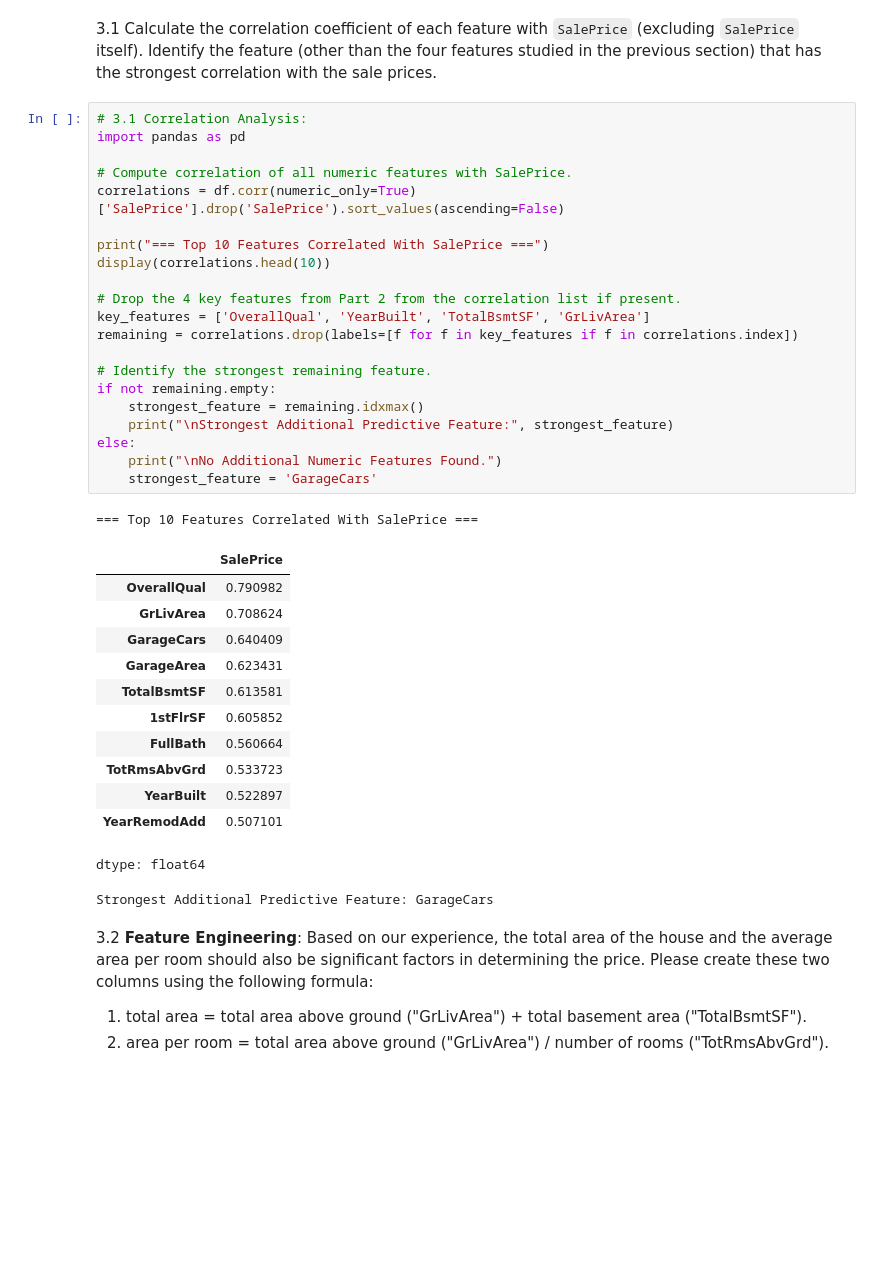
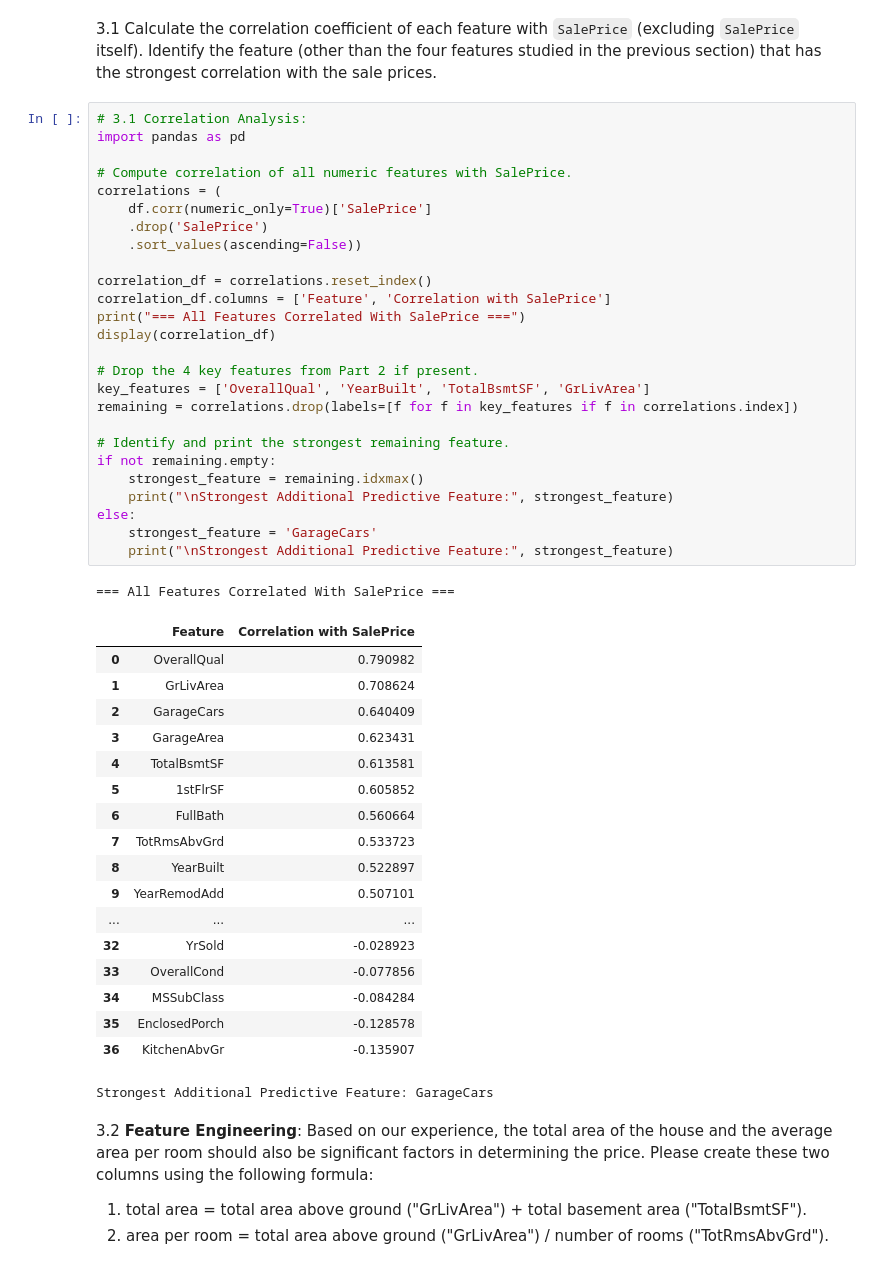
Before and after one commit to Chaotic-Legend/CMP-333-Codes, a Jupyter notebook: Midterm Project Part 1: Home Prices Analysis.ipynb, the cells around one changed output. Drawn from its saved outputs; the diff is of its cells as text; blank space fills up the shorter version.

```diff
--- a/Midterm Project Part 1: Home Prices Analysis.ipynb
+++ b/Midterm Project Part 1: Home Prices Analysis.ipynb
@@ -260,39 +264,49 @@ Let's find out if other features are helpful for the price prediction. Additiona
 # %%
 # 3.1 Correlation Analysis:
 import pandas as pd
 
 # Compute correlation of all numeric features with SalePrice.
-correlations = df.corr(numeric_only=True)['SalePrice'].drop('SalePrice').sort_values(ascending=False)
+correlations = (
+    df.corr(numeric_only=True)['SalePrice']
+    .drop('SalePrice')
+    .sort_values(ascending=False))
 
-print("=== Top 10 Features Correlated With SalePrice ===")
-display(correlations.head(10))
+correlation_df = correlations.reset_index()
+correlation_df.columns = ['Feature', 'Correlation with SalePrice']
+print("=== All Features Correlated With SalePrice ===")
+display(correlation_df)
 
-# Drop the 4 key features from Part 2 from the correlation list if present.
+# Drop the 4 key features from Part 2 if present.
 key_features = ['OverallQual', 'YearBuilt', 'TotalBsmtSF', 'GrLivArea']
 remaining = correlations.drop(labels=[f for f in key_features if f in correlations.index])
 
-# Identify the strongest remaining feature.
+# Identify and print the strongest remaining feature.
 if not remaining.empty:
     strongest_feature = remaining.idxmax()
     print("\nStrongest Additional Predictive Feature:", strongest_feature)
 else:
-    print("\nNo Additional Numeric Features Found.")
     strongest_feature = 'GarageCars'
+    print("\nStrongest Additional Predictive Feature:", strongest_feature)
 # %% [output]
-=== Top 10 Features Correlated With SalePrice ===
+=== All Features Correlated With SalePrice ===
-|  | SalePrice |
-| OverallQual | 0.790982 |
-| GrLivArea | 0.708624 |
-| GarageCars | 0.640409 |
-| GarageArea | 0.623431 |
-| TotalBsmtSF | 0.613581 |
-| 1stFlrSF | 0.605852 |
-| FullBath | 0.560664 |
-| TotRmsAbvGrd | 0.533723 |
-| YearBuilt | 0.522897 |
-| YearRemodAdd | 0.507101 |
+|  | Feature | Correlation with SalePrice |
+| 0 | OverallQual | 0.790982 |
+| 1 | GrLivArea | 0.708624 |
+| 2 | GarageCars | 0.640409 |
+| 3 | GarageArea | 0.623431 |
+| 4 | TotalBsmtSF | 0.613581 |
+| 5 | 1stFlrSF | 0.605852 |
+| 6 | FullBath | 0.560664 |
+| 7 | TotRmsAbvGrd | 0.533723 |
+| 8 | YearBuilt | 0.522897 |
+| 9 | YearRemodAdd | 0.507101 |
+| ... | ... | ... |
+| 32 | YrSold | -0.028923 |
+| 33 | OverallCond | -0.077856 |
+| 34 | MSSubClass | -0.084284 |
+| 35 | EnclosedPorch | -0.128578 |
+| 36 | KitchenAbvGr | -0.135907 |
-dtype: float64
+Strongest Additional Predictive Feature: GarageCars
-Strongest Additional Predictive Feature: GarageCars
 # %% [markdown]
 3.2 **Feature Engineering**: Based on our experience, the total area of the house and the average area per room should also be significant factors in determining the price. Please create these two columns using the following formula:
 
```
Also changed, not shown: parts of 4 cells of this notebook.
